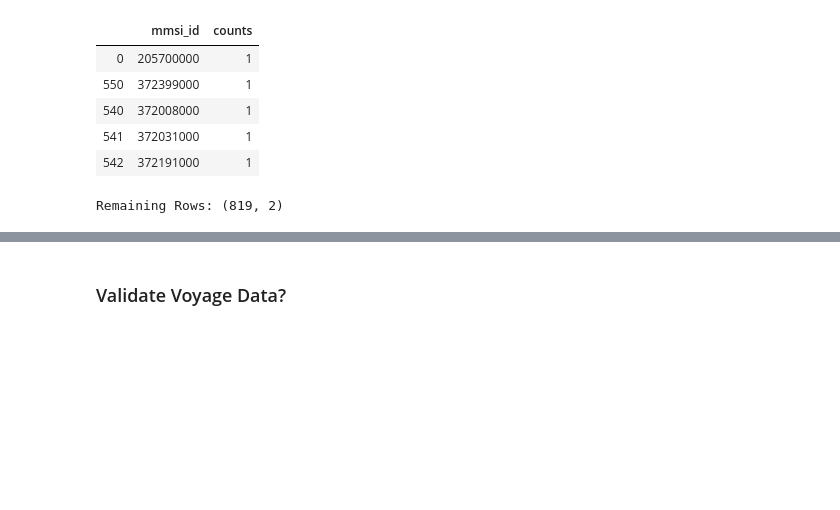
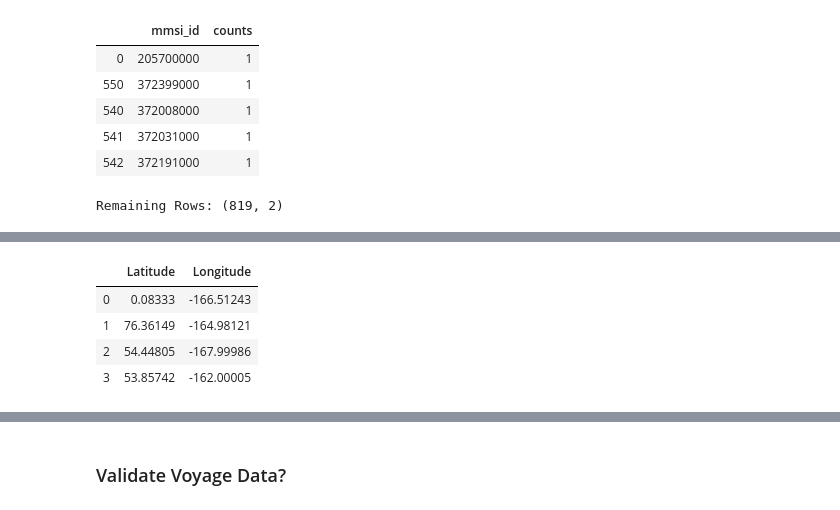
Before and after one commit to att-vault/vault, a Jupyter notebook: Notebook/AIS_Validation.ipynb, the cells around one changed output, grey strips where cells are left out. Drawn from its saved outputs; the diff is of its cells as text; code cells hidden in the pictures; blank space fills up the shorter version.

```diff
--- a/Notebook/AIS_Validation.ipynb
+++ b/Notebook/AIS_Validation.ipynb
@@ -168,0 +201,9 @@ Vessel.shape
+# %%
+df = pd.DataFrame(data_array, columns=['Latitude', 'Longitude'])
+df.head()
+# %% [output]
+|  | Latitude | Longitude |
+| 0 | 0.08333 | -166.51243 |
+| 1 | 76.36149 | -164.98121 |
+| 2 | 54.44805 | -167.99986 |
+| 3 | 53.85742 | -162.00005 |
```
Also changed, not shown: parts of 13 cells of this notebook.
